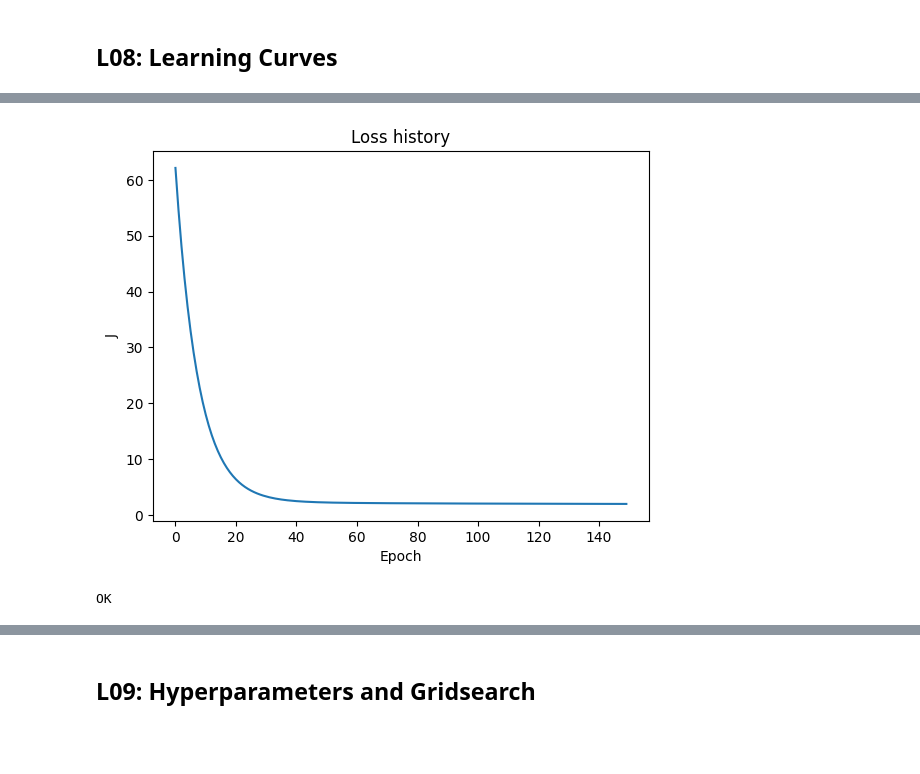
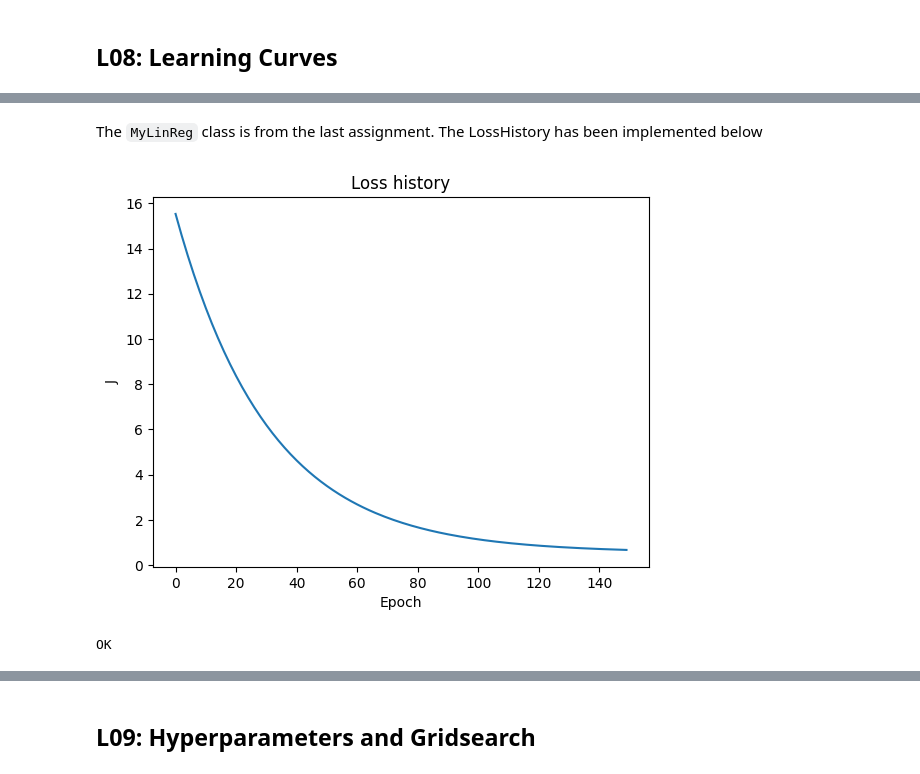
Before and after one commit to madskelkjaer/SWMAL, a Jupyter notebook: Journal/Opgave3/SWMAL_Grp10-3.ipynb, the cells around one changed output, grey strips where cells are left out. Saved outputs shown, nothing was run; the diff lists cells and outputs as text; code cells hidden in the pictures; blank space fills up the shorter version.

```diff
--- a/Journal/Opgave3/SWMAL_Grp10-3.ipynb
+++ b/Journal/Opgave3/SWMAL_Grp10-3.ipynb
@@ -287,3 +268,5 @@ on your regressor class, that accumulates the internally calculated $J$'s. Once
+# %% [markdown]
+The `MyLinReg` class is from the last assignment. The LossHistory has been implemented below
 # %%
 import numpy as np
 
@@ -300,6 +283,8 @@ class MyLinReg():
         self.shuffle = shuffle
         self.random_state = random_state
         self.w_ = None
+        self.best_cost = np.inf
+        self.no_improve_count = 0
         self.errors_ = []
 
     def __str__(self):
@@ -325,9 +310,21 @@ class MyLinReg():
         if self.solver == "gd":
             for i in range(self.max_iter):
                 error = Xb @ self.w_ - y
-                grad = Xb.T @ error
-                J = 0.5 * np.sum(error ** 2)
+                grad = Xb.T @ error / n_samples
+                J = 0.5 * np.mean(error ** 2)
                 self.errors_.append(J)
+
+                if J + self.tol < self.best_cost:
+                    self.best_cost = J
+                    self.no_improve_count = 0
+                else:
+                    self.no_improve_count += 1
+
+                if self.no_improve_count >= self.n_iter_no_change:
+                    if self.verbose:
+                        print(f"Early stopping at iter {i + 1}: J={J:.6f}")
+                    break
+
                 self.w_ -= self.eta0 * grad # Gradient descent step
 
                 if self.verbose and (i % 10 == 0 or i == self.max_iter - 1):
@@ -348,6 +345,16 @@ class MyLinReg():
 
                 J = 0.5 * np.sum((Xb @ self.w_ - y) ** 2)
                 self.errors_.append(J) # log cost (once per epoch)
+
+                if J + self.tol < self.best_cost:
+                    self.best_cost = J
+                    self.no_improve_count = 0
+                else:
+                    self.no_improve_count += 1
+
+                if self.no_improve_count >= self.n_iter_no_change:
+                    if self.verbose:
+                        print(f"Early stopping at epoch {epoch+1}: J={J:.6f}")
 
                 # verbose output
                 if self.verbose and (epoch % 10 == 0 or epoch == self.max_iter - 1):
@@ -383,37 +390,34 @@ def GenerateData():
 # Train and plot a learning curve (batch GD)
 X, y = GenerateData()
 
 # r = MyLinReg()
 r = MyLinReg(eta0=0.01, max_iter=150, verbose=False, solver="gd").fit(X, y)
 
-
-# assert False, "TODO: fit on some data here.."
-
 h = r.LossHistory()
 
 # Plot of J vs. epoch (or perhaps iteration)...
 
 %matplotlib inline
 import matplotlib.pyplot as plt
 
 fig, ax = plt.subplots()
 plt.plot(h)
 
 ax.set_title("Loss history")
 ax.set_xlabel("Epoch")
 ax.set_ylabel("J")
 
 zoom_axis = False
 if zoom_axis:
     limits_x = ax.get_xlim()
     limits_y = ax.get_ylim()
     ax.set_ylim([0, limits_y[1]/10]) # zoom on y axis
 
 plt.show()
 
 print("OK")
 # %% [output]
-[figure, old version]
+[figure, new version]
 OK
 # %% [markdown]
 ### Qc)  Early Stopping
```
Also changed, not shown: parts of 13 cells of this notebook, 1 other file.
